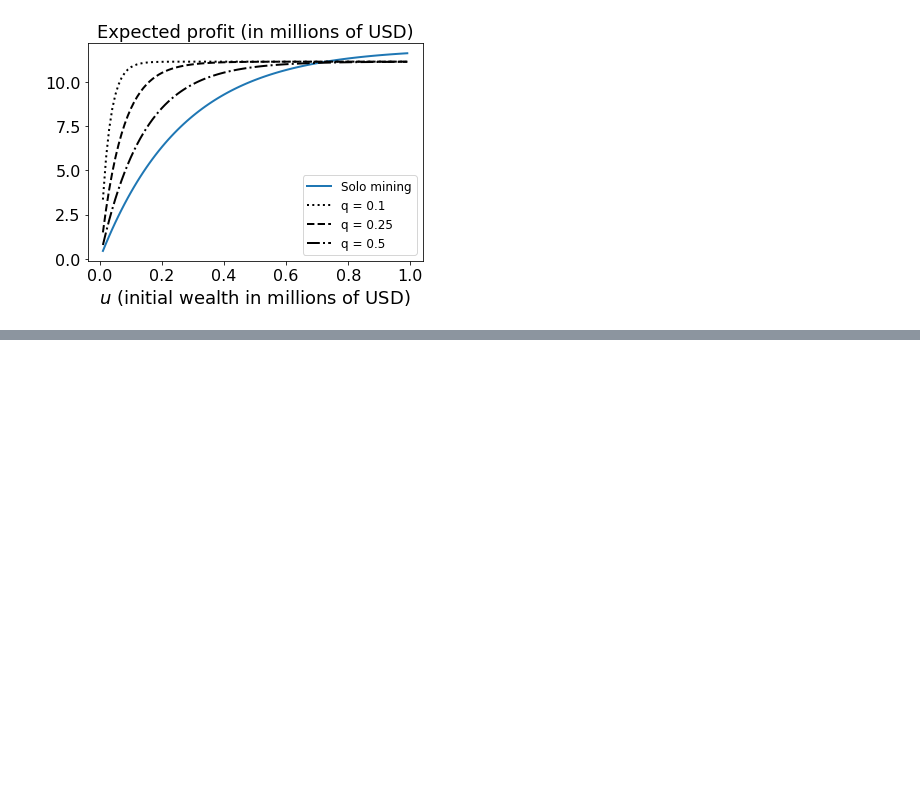
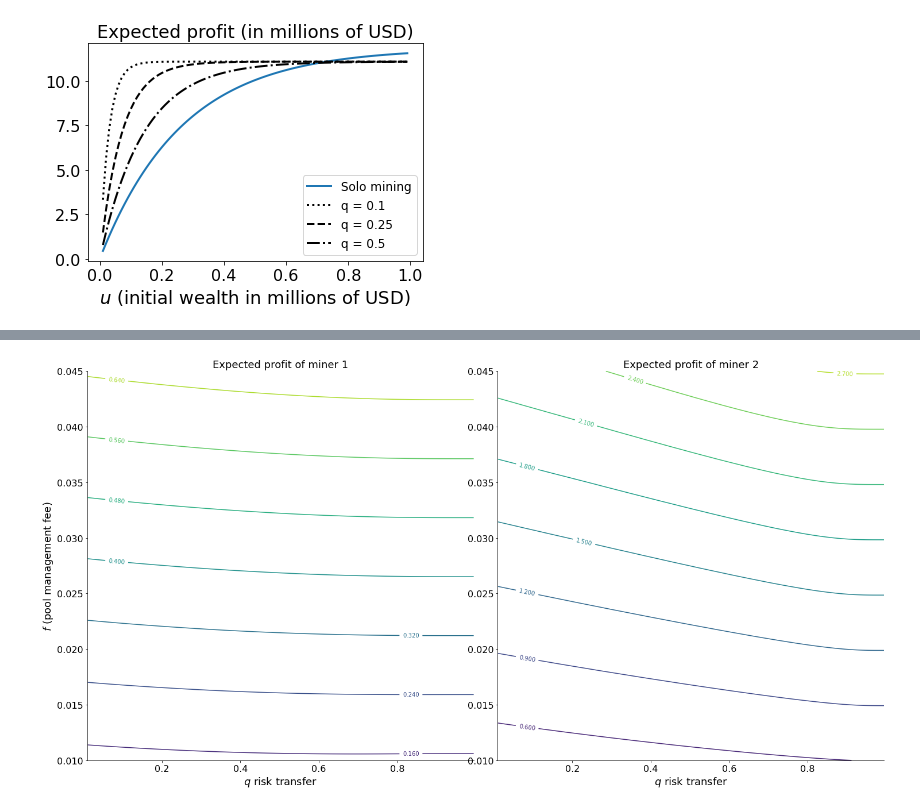
Before and after one commit to LaGauffre/BLOCKASTICS, a Jupyter notebook: Python/Lecture_3.ipynb, the cells around one changed output, grey strips where cells are left out. Saved outputs shown, nothing was run; the diff lists cells and outputs as text; code cells hidden in the pictures; blank space fills up the shorter version.

```diff
--- a/Python/Lecture_3.ipynb
+++ b/Python/Lecture_3.ipynb
@@ -396,0 +517,20 @@ The wealth of the pool manager is given
+# %%
+u, t, q, f, λ  = 5000000, 24*7, 0.1, 0.025, 6
+p1, p2 = 0.05, 0.2
+f = np.arange(0.01, 0.05, 0.005)
+q = np.arange(0.01, 1, 0.005)
+Q , F = np.meshgrid(q, f)
+V = [V_pool_T(u, t, b, λ * p1, Q, F)  - u, V_pool_T(u, t, b, λ * p2, Q, F)  - u]
+fig, ax = plt.subplots(1, 2, figsize=(20,10))
+fig.tight_layout()
+
+for k in range(2):
+    CS = ax[k].contour(Q, F, V[k]*1e-6)
+    ax[k].clabel(CS, inline=True, fontsize=10)
+    ax[k].set_title('Expected profit of miner '+str(k+1), fontsize = fontsize_axes)
+    ax[k].tick_params(labelsize=fontsize_ticker)
+    ax[0].set_ylabel('$f$ (pool management fee)', fontsize = fontsize_axes)
+    ax[k].set_xlabel('$q$ risk transfer', fontsize = fontsize_axes)
+sns.despine()
+# %% [output]
+[figure, added]
```
Also changed, not shown: parts of 20 cells of this notebook, 6 other files.
